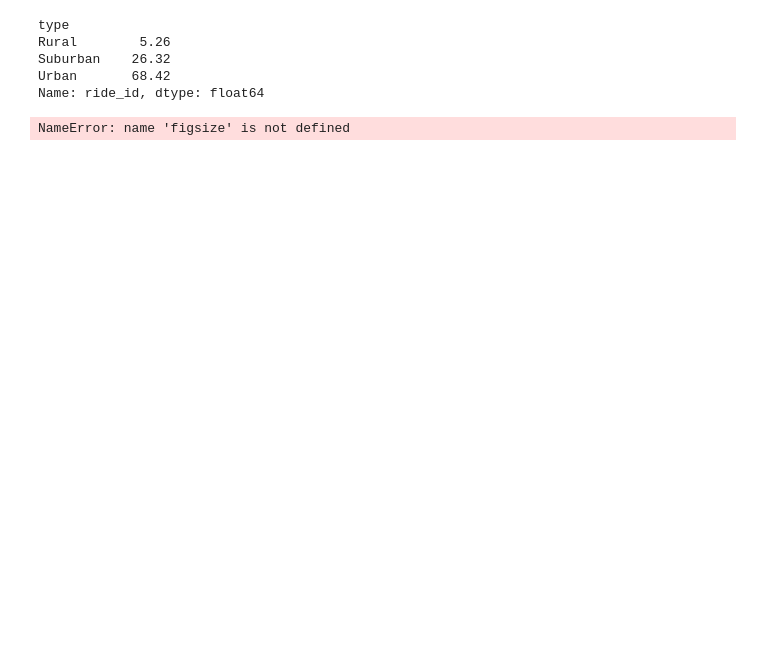
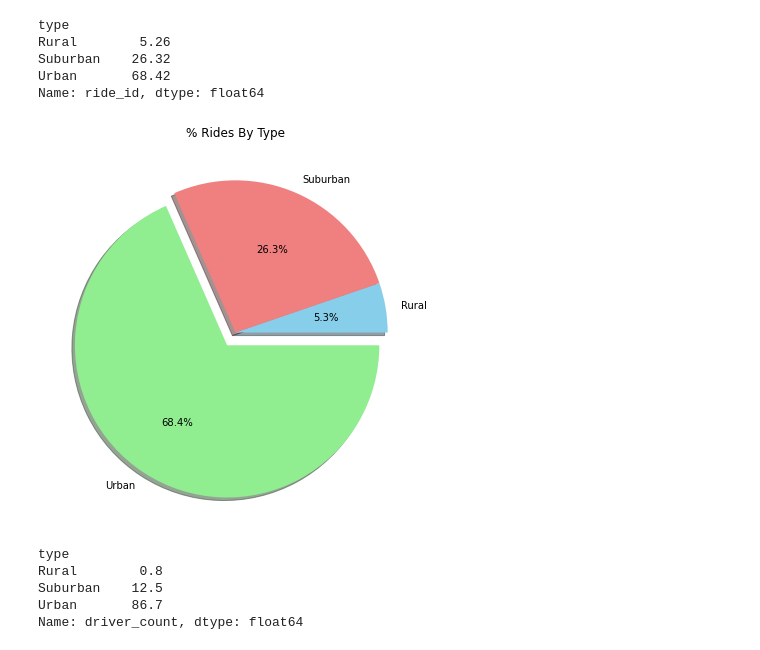
Before and after one commit to lopez-Luis89/PyBer_Analysis, a Jupyter notebook: Pyber1.ipynb, the cells around one changed output. Cells and saved outputs as stored; diff of their text form; code cells hidden in the pictures; blank space fills up the shorter version.

```diff
--- a/Pyber1.ipynb
+++ b/Pyber1.ipynb
@@ -491,13 +492,25 @@ Urban       68.42
 Name: ride_id, dtype: float64
 # %%
 x_label = ['Rural','Suburban', 'Urban' ]
-plt.subplots(figsize(12,7))
+plt.subplots(figsize = (12,7))
 plt.pie(percentage_ride, labels = x_label,
         colors = ['skyblue','lightcoral','lightgreen'],
         shadow = True,
         explode= [0,0,.1], autopct='%1.1f%%')
 plt.title('% Rides By Type')
 plt.savefig('%ridebytypes.png')
 plt.show()
 # %% [output]
-NameError: name 'figsize' is not defined
+[figure, added]
+# %%
+# Calculate the percentage of drivers for each city type.
+count_type = city_ride_data_df.groupby(["type"]).sum()["driver_count"]
+sum_driver = city_ride_data_df["driver_count"].sum()
+driver_percentage = count_type / sum_driver *100
+round(driver_percentage,1)
+# %% [output]
+type
+Rural        0.8
+Suburban    12.5
+Urban       86.7
+Name: driver_count, dtype: float64
```
Also changed, not shown: parts of 3 cells of this notebook, 1 other file.
